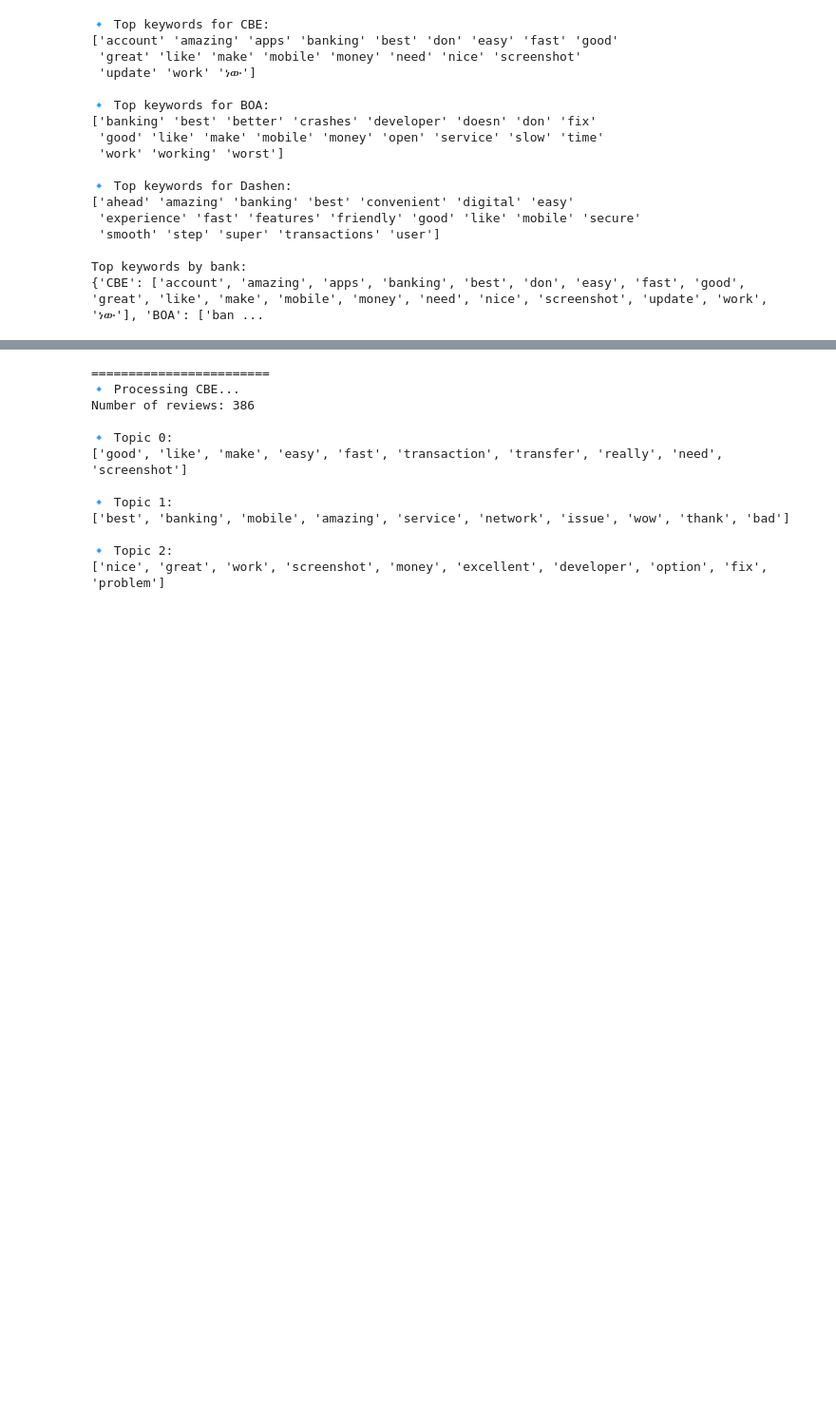
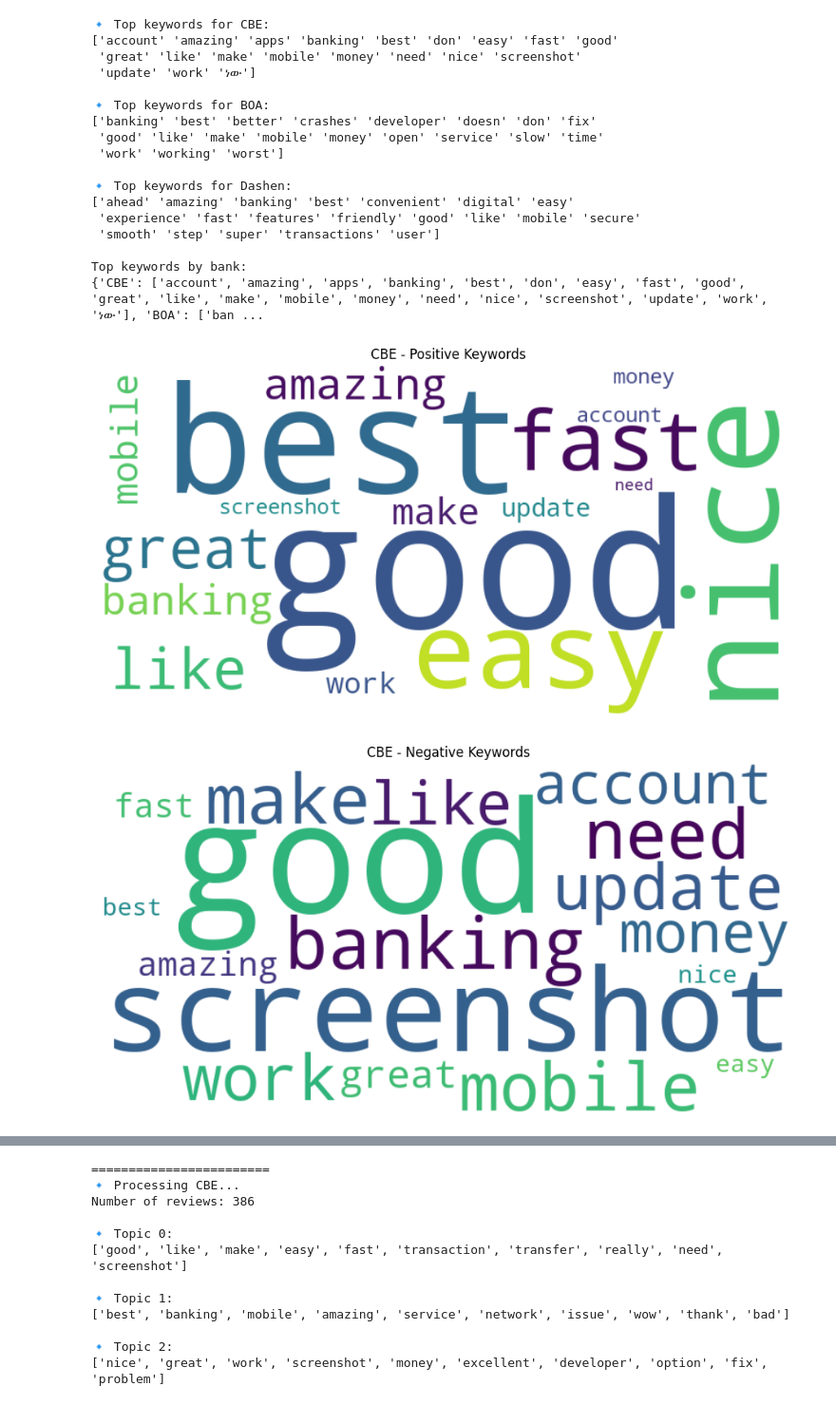
Before and after one commit to AmhaBK/Customer-Experience-Analysis, a Jupyter notebook: notebooks/sentimentAnalysis.ipynb, the cells around one changed output, grey strips where cells are left out. Shown at 95% size. Drawn from its saved outputs; the diff is of its cells as text; code cells hidden in the pictures; blank space fills up the shorter version.

Commit message:
word count filtering

```diff
--- a/notebooks/sentimentAnalysis.ipynb
+++ b/notebooks/sentimentAnalysis.ipynb
@@ -196,17 +198,0 @@ KeyError: 'distilBert_sentiment'
-# %%
-# General WordCloud visuals
-
-# Word cloud for positive reviews
-positive_text = ' '.join(positive_reviews)
-wordcloud = WordCloud(width=800, height=400, background_color='white').generate(positive_text)
-plt.imshow(wordcloud, interpolation='bilinear')
-plt.axis('off')
-plt.title('Word Cloud for Positive Reviews')
-plt.show()
-
-negative_text = ' '.join(negative_reviews)
-wordcloud = WordCloud(width=800, height=400, background_color='red').generate(negative_text)
-plt.imshow(wordcloud, interpolation='bilinear')
-plt.axis('off')
-plt.title('Word Cloud for Negative Reviews')
-plt.show()
@@ -316,3 +299,49 @@ print(top_keywords_per_bank)
 
 Top keywords by bank:
 {'CBE': ['account', 'amazing', 'apps', 'banking', 'best', 'don', 'easy', 'fast', 'good', 'great', 'like', 'make', 'mobile', 'money', 'need', 'nice', 'screenshot', 'update', 'work', 'ነው'], 'BOA': ['ban ...
+# %%
+from collections import Counter
+from wordcloud import WordCloud
+import matplotlib.pyplot as plt
+
+def get_keyword_freq(df, bank, keyword_list):
+    # Get all reviews for a bank and join as one string
+    reviews = df[df['bank'] == bank]['processed_review'].str.cat(sep=' ')
+    # Count how often each keyword appears
+    word_counts = Counter(reviews.split())
+    # Only keep counts of words in your top keyword list
+    return {word: word_counts[word] for word in keyword_list if word in word_counts}
+
+positive_df = new_df[new_df['distilBert_sentiment'] == 'positive']
+negative_df = new_df[new_df['distilBert_sentiment'] == 'negative']
+
+
+for bank in top_keywords_per_bank.keys():
+    keywords = top_keywords_per_bank[bank]
+
+    # Positive keyword frequencies
+    pos_freq = get_keyword_freq(positive_df, bank, keywords)
+    wordcloud_pos = WordCloud(width=800, height=400, background_color='white').generate_from_frequencies(pos_freq)
+
+    plt.figure(figsize=(10, 5))
+    plt.imshow(wordcloud_pos, interpolation='bilinear')
+    plt.axis('off')
+    plt.title(f"{bank} - Positive Keywords")
+    plt.tight_layout()
+    plt.savefig(f"{bank.lower()}_positive_wordcloud.png")
+    plt.show()
+
+    # Negative keyword frequencies
+    neg_freq = get_keyword_freq(negative_df, bank, keywords)
+    wordcloud_neg = WordCloud(width=800, height=400, background_color='white').generate_from_frequencies(neg_freq)
+
+    plt.figure(figsize=(10, 5))
+    plt.imshow(wordcloud_neg, interpolation='bilinear')
+    plt.axis('off')
+    plt.title(f"{bank} - Negative Keywords")
+    plt.tight_layout()
+    plt.savefig(f"{bank.lower()}_negative_wordcloud.png")
+    plt.show()
+# %% [output]
+[figure, added]
+[figure, added]
```
Also changed, not shown: parts of 3 cells of this notebook.
